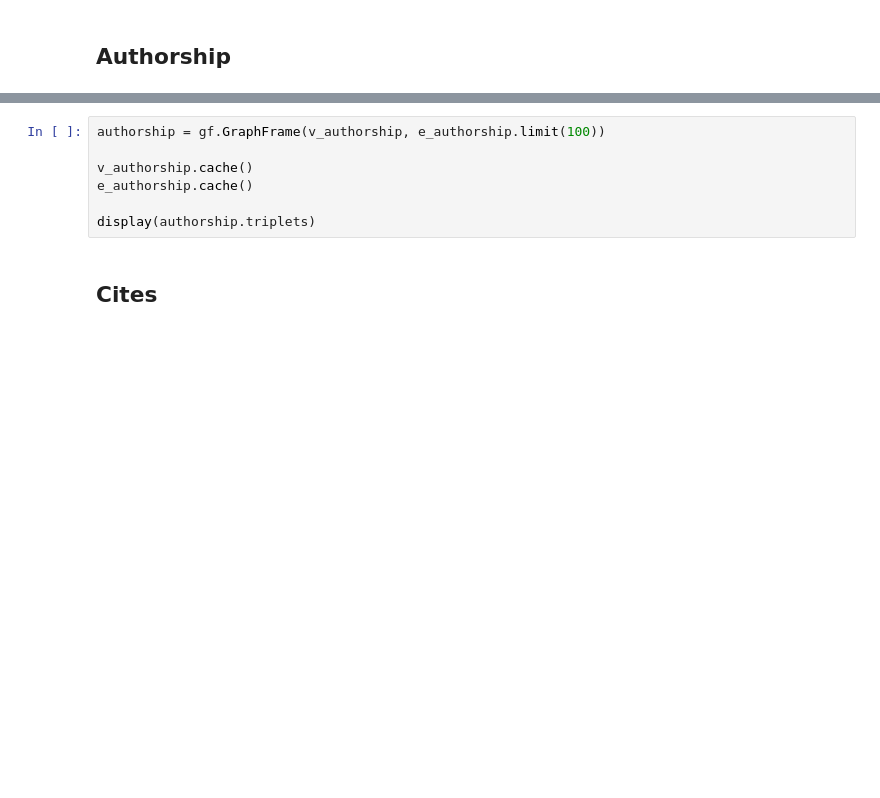
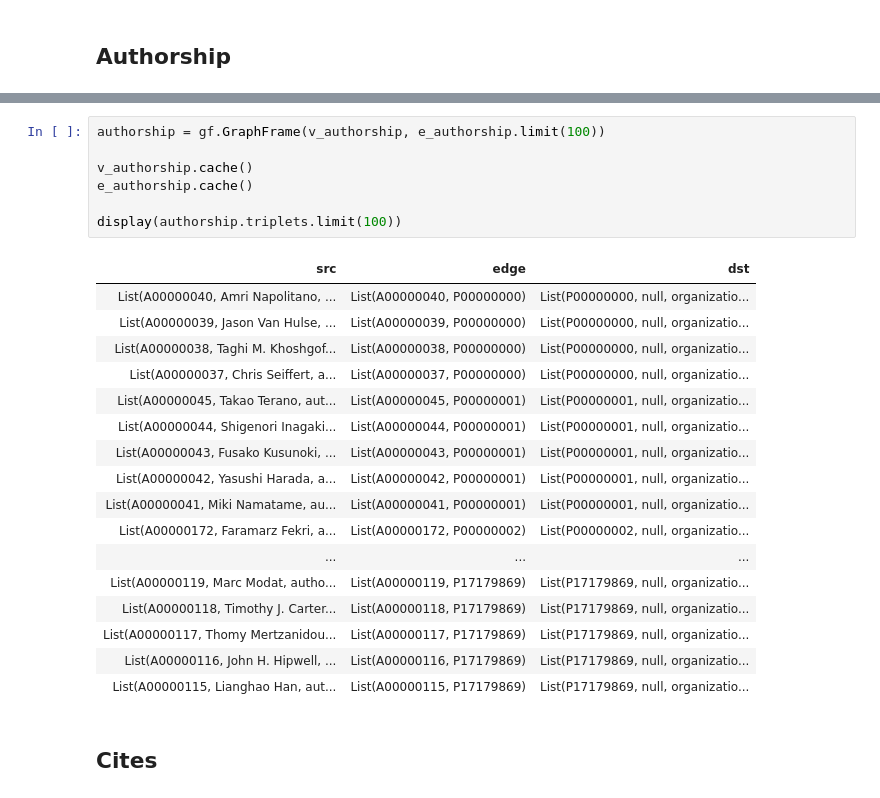
Before and after one commit to Karljohan99/BDM2023-group3, a Jupyter notebook: project2/Project_2.ipynb, the cells around one changed output, grey strips where cells are left out. Drawn from its saved outputs; the diff is of its cells as text; blank space fills up the shorter version.

```diff
--- a/project2/Project_2.ipynb
+++ b/project2/Project_2.ipynb
@@ -213,10 +424,28 @@ display(e_authorship.limit(100))
 # %%
 authorship = gf.GraphFrame(v_authorship, e_authorship.limit(100))
 
 v_authorship.cache()
 e_authorship.cache()
 
-display(authorship.triplets)
+display(authorship.triplets.limit(100))
+# %% [output]
+| src | edge | dst |
+| List(A00000040, Amri Napolitano, ... | List(A00000040, P00000000) | List(P00000000, null, organizatio... |
+| List(A00000039, Jason Van Hulse, ... | List(A00000039, P00000000) | List(P00000000, null, organizatio... |
+| List(A00000038, Taghi M. Khoshgof... | List(A00000038, P00000000) | List(P00000000, null, organizatio... |
+| List(A00000037, Chris Seiffert, a... | List(A00000037, P00000000) | List(P00000000, null, organizatio... |
+| List(A00000045, Takao Terano, aut... | List(A00000045, P00000001) | List(P00000001, null, organizatio... |
+| List(A00000044, Shigenori Inagaki... | List(A00000044, P00000001) | List(P00000001, null, organizatio... |
+| List(A00000043, Fusako Kusunoki, ... | List(A00000043, P00000001) | List(P00000001, null, organizatio... |
+| List(A00000042, Yasushi Harada, a... | List(A00000042, P00000001) | List(P00000001, null, organizatio... |
+| List(A00000041, Miki Namatame, au... | List(A00000041, P00000001) | List(P00000001, null, organizatio... |
+| List(A00000172, Faramarz Fekri, a... | List(A00000172, P00000002) | List(P00000002, null, organizatio... |
+| ... | ... | ... |
+| List(A00000119, Marc Modat, autho... | List(A00000119, P17179869) | List(P17179869, null, organizatio... |
+| List(A00000118, Timothy J. Carter... | List(A00000118, P17179869) | List(P17179869, null, organizatio... |
+| List(A00000117, Thomy Mertzanidou... | List(A00000117, P17179869) | List(P17179869, null, organizatio... |
+| List(A00000116, John H. Hipwell, ... | List(A00000116, P17179869) | List(P17179869, null, organizatio... |
+| List(A00000115, Lianghao Han, aut... | List(A00000115, P17179869) | List(P17179869, null, organizatio... |
 # %% [markdown]
 ## Cites
 # %%
```
Also changed, not shown: parts of 28 cells of this notebook, 5 other files.
